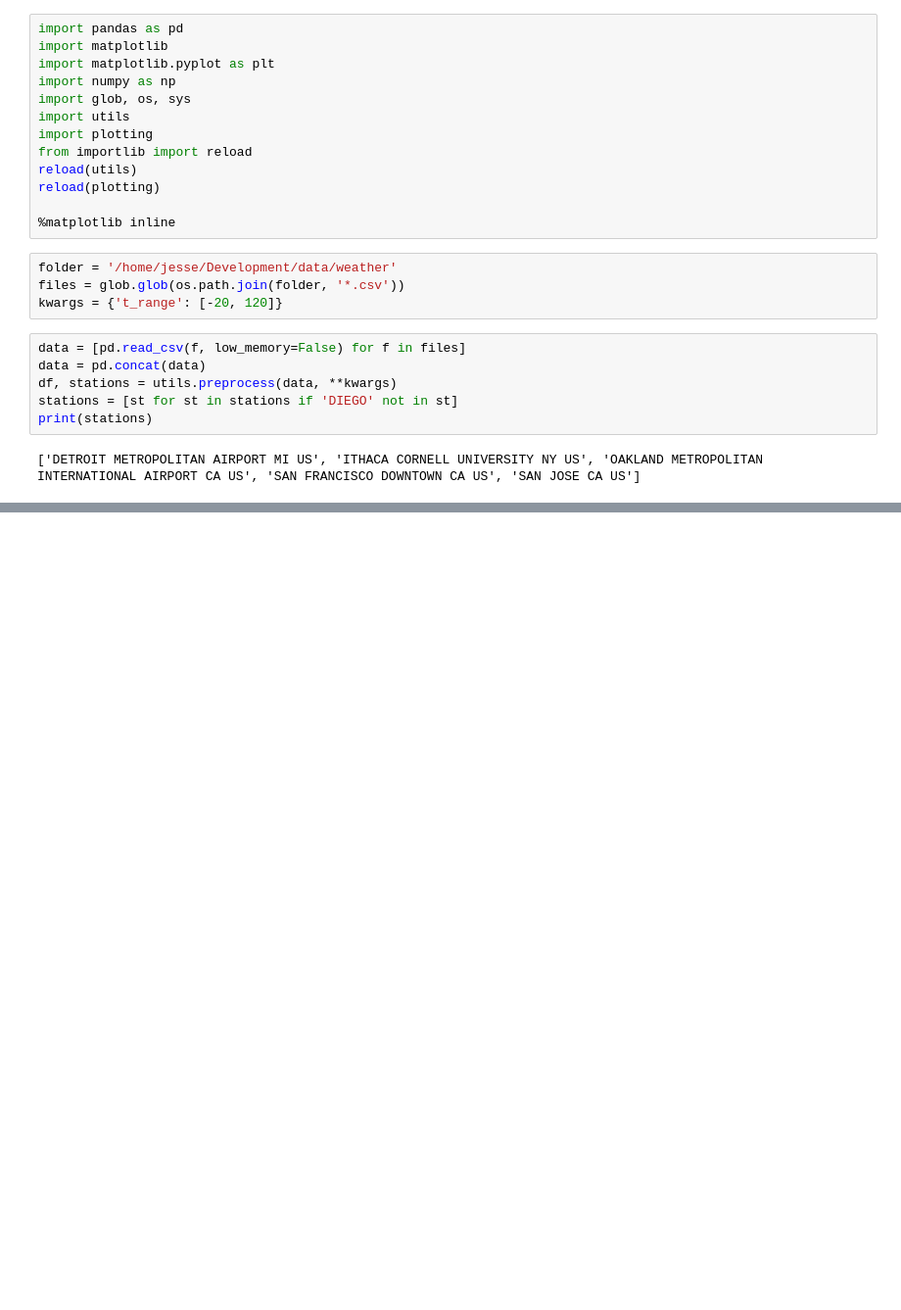
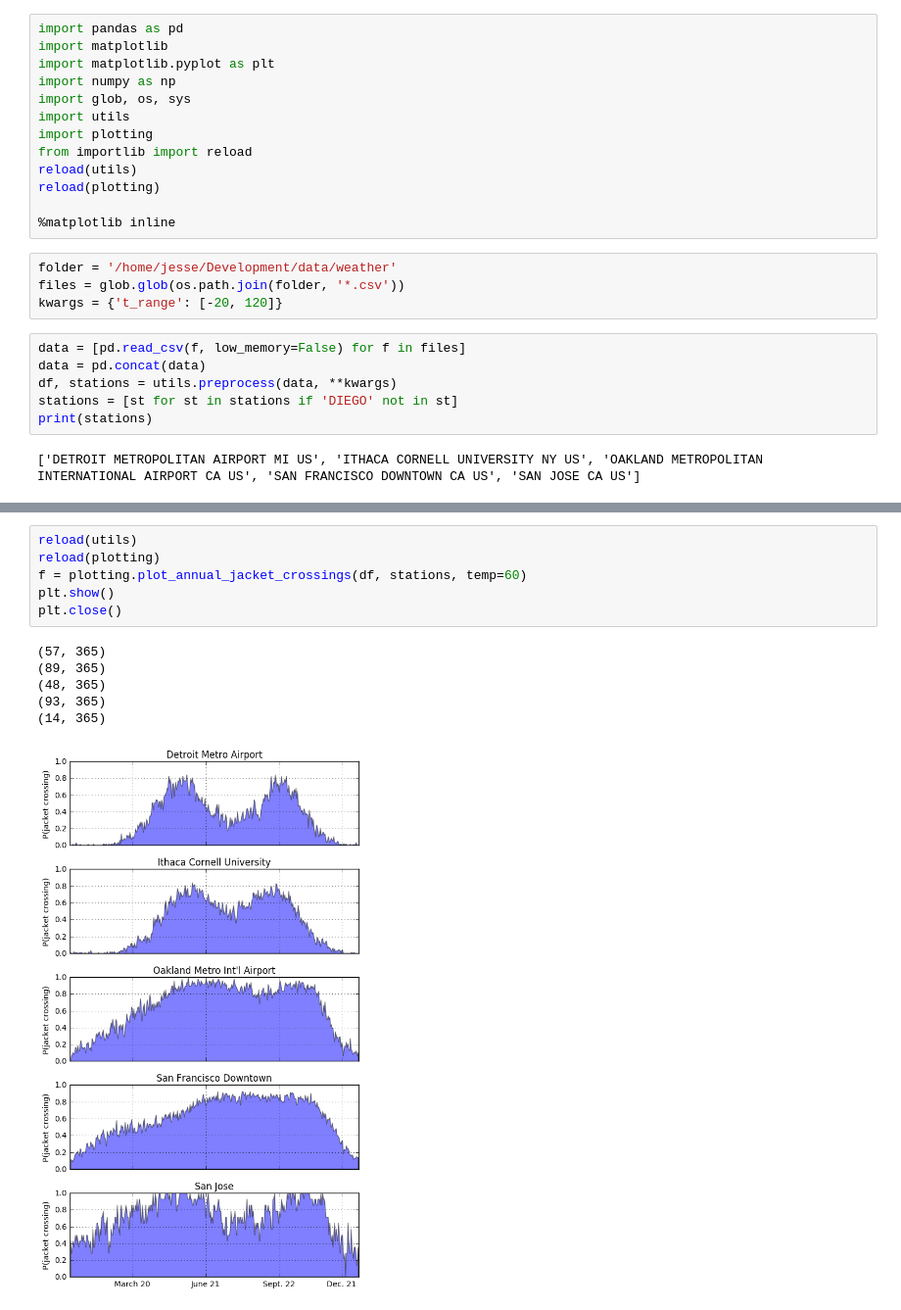
Before and after one commit to JesseLivezey/weird_weather, a Jupyter notebook: temp_viz.ipynb, the cells around one changed output, grey strips where cells are left out. Shown at 98% size. Cells and saved outputs as stored; diff of their text form; blank space fills up the shorter version.

Commit message:
jacket idea

```diff
--- a/temp_viz.ipynb
+++ b/temp_viz.ipynb
@@ -65,0 +66,13 @@ plt.close()
+# %%
+reload(utils)
+reload(plotting)
+f = plotting.plot_annual_jacket_crossings(df, stations, temp=60)
+plt.show()
+plt.close()
+# %% [output]
+(57, 365)
+(89, 365)
+(48, 365)
+(93, 365)
+(14, 365)
+[figure, added]
```
Also changed, not shown: parts of 5 cells of this notebook, 2 other files.
